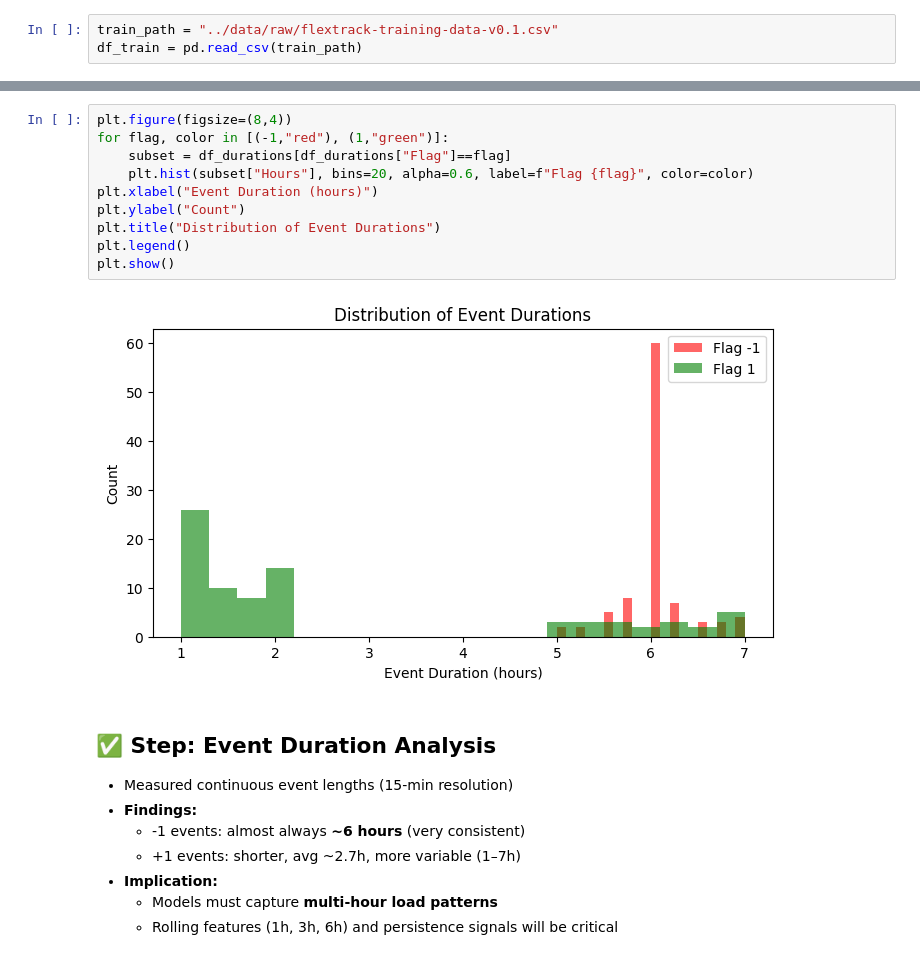
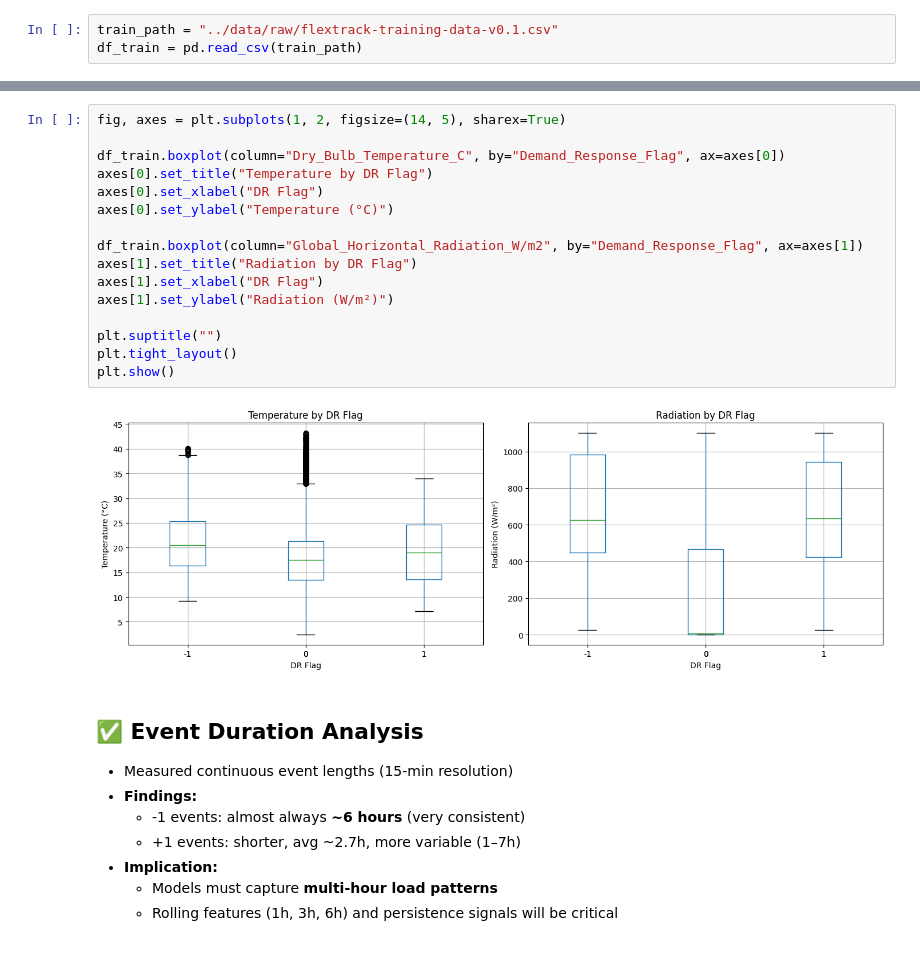
Before and after one commit to saayedalam/Flextrack-Challenge, a Jupyter notebook: notebooks/01_eda.ipynb, the cells around one changed output, grey strips where cells are left out. Drawn from its saved outputs; the diff is of its cells as text.

```diff
--- a/notebooks/01_eda.ipynb
+++ b/notebooks/01_eda.ipynb
@@ -321,17 +182,23 @@ Flag
-# %%
-plt.figure(figsize=(8,4))
-for flag, color in [(-1,"red"), (1,"green")]:
-    subset = df_durations[df_durations["Flag"]==flag]
-    plt.hist(subset["Hours"], bins=20, alpha=0.6, label=f"Flag {flag}", color=color)
-plt.xlabel("Event Duration (hours)")
-plt.ylabel("Count")
-plt.title("Distribution of Event Durations")
-plt.legend()
-plt.show()
-# %% [output]
-[figure, removed]
+# %%
+fig, axes = plt.subplots(1, 2, figsize=(14, 5), sharex=True)
+
+df_train.boxplot(column="Dry_Bulb_Temperature_C", by="Demand_Response_Flag", ax=axes[0])
+axes[0].set_title("Temperature by DR Flag")
+axes[0].set_xlabel("DR Flag")
+axes[0].set_ylabel("Temperature (°C)")
+
+df_train.boxplot(column="Global_Horizontal_Radiation_W/m2", by="Demand_Response_Flag", ax=axes[1])
+axes[1].set_title("Radiation by DR Flag")
+axes[1].set_xlabel("DR Flag")
+axes[1].set_ylabel("Radiation (W/m²)")
+
+plt.suptitle("")
+plt.tight_layout()
+plt.show()
+# %% [output]
+[figure, new version]
 # %% [markdown]
-## ✅ Step: Event Duration Analysis
+## ✅ Event Duration Analysis
 - Measured continuous event lengths (15-min resolution)
 - **Findings:**
   - -1 events: almost always **~6 hours** (very consistent)
```
Also changed, not shown: parts of 33 cells of this notebook, 2 other files.
